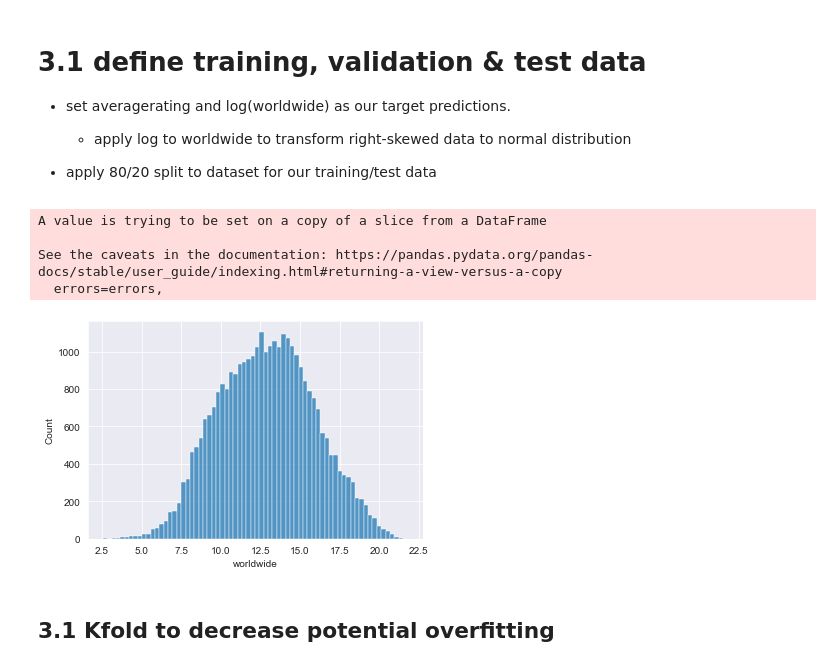
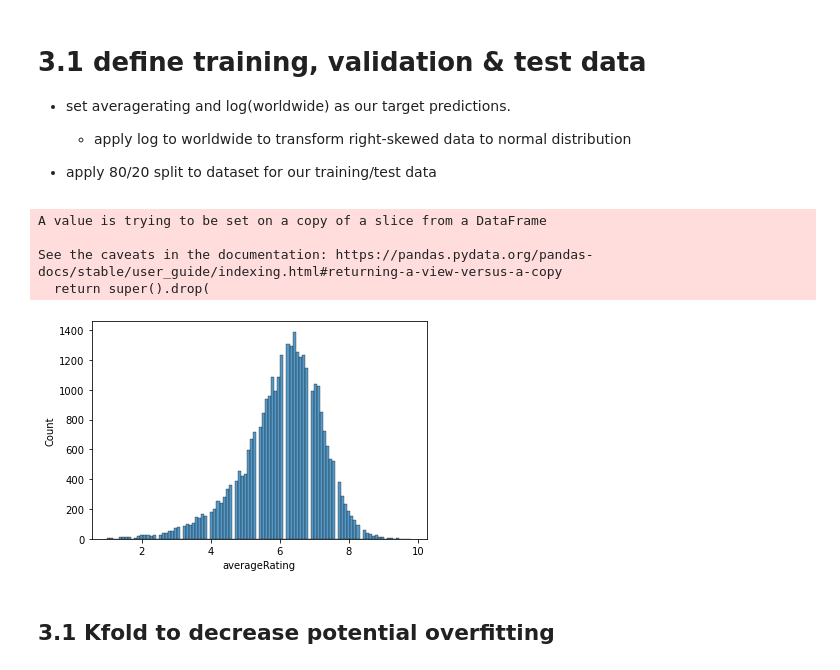
Before and after one commit to moerfii/BigDataAnalytics, a Jupyter notebook: BigDataAnalyticsJoe.ipynb, the cells around one changed output. Saved outputs shown, nothing was run; the diff lists cells and outputs as text; code cells hidden in the pictures.

```diff
--- a/BigDataAnalyticsJoe.ipynb
+++ b/BigDataAnalyticsJoe.ipynb
@@ -554,19 +567,20 @@ df = pd.read_csv("data/allData_preprocessed.csv")
 # %%
 df = df[df["startYear"] <=2015]
 # %%
-X = df.loc[:, df.columns != 'worldwide']
+X = df.loc[:, df.columns != 'averageRating']
 X.drop(["primaryTitle","tconst","startYear"],axis=1,inplace=True)
-y = np.log(df["worldwide"])
+y = df["averageRating"]
+#X["worldwide"] = np.log(X["worldwide"])
 sns.histplot(y)
 X = X.to_numpy()
 y = y.to_numpy()
 Xtrain,Xtest, ytrain,ytest = train_test_split(X,y,shuffle=True,train_size=0.8)
 # %% [output]
 A value is trying to be set on a copy of a slice from a DataFrame
 
 See the caveats in the documentation: https://pandas.pydata.org/pandas-docs/stable/user_guide/indexing.html#returning-a-view-versus-a-copy
-  errors=errors,
+  return super().drop(
-[figure, old version]
+[figure, new version]
 # %% [markdown]
 ## 3.1 Kfold to decrease potential overfitting
 # %%
```
Also changed, not shown: parts of 18 cells of this notebook, 2 other files.
